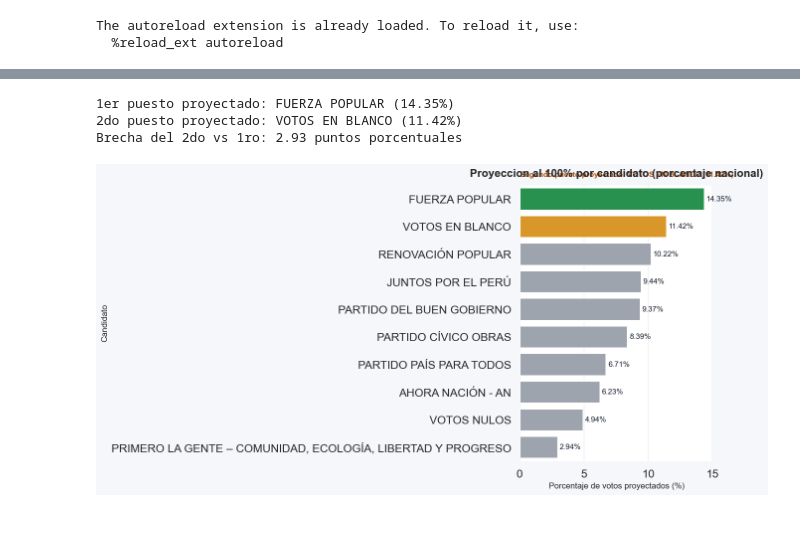
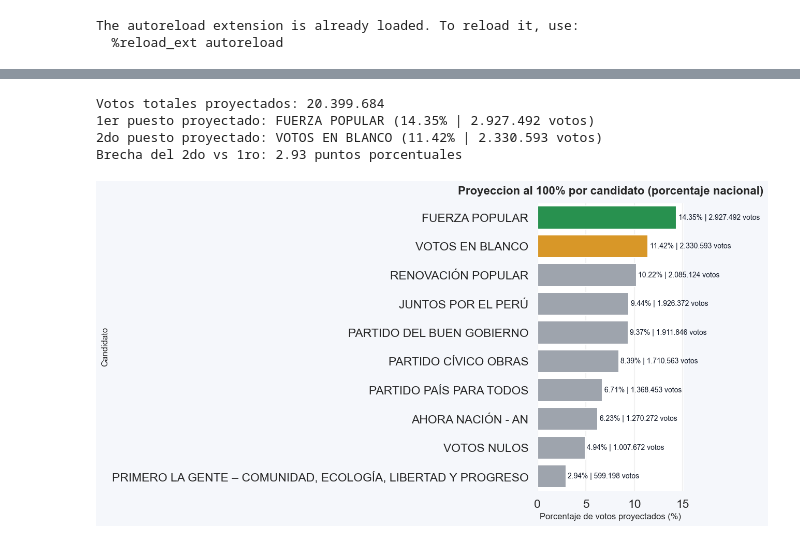
Before and after one commit to SolanoJason/onpe, a Jupyter notebook: test.ipynb, the cells around one changed output, grey strips where cells are left out. Drawn from its saved outputs; the diff is of its cells as text; code cells hidden in the pictures.

```diff
--- a/test.ipynb
+++ b/test.ipynb
@@ -162,47 +224,34 @@ else:
 
         plt.figure(figsize=(13, 7), facecolor='#f5f7fb')
         ax = sns.barplot(
             data=plot_df,
             x='porcentaje',
             y='candidato',
             palette=colors
         )
 
         for i, row in plot_df.iterrows():
             etiqueta = f"{row['porcentaje']:.2f}% | {int(row['proyeccion']):,} votos".replace(',', '.')
             ax.text(
                 row['porcentaje'] + 0.18,
                 i,
                 etiqueta,
                 va='center',
                 fontsize=10,
                 color='#111827'
             )
 
         ax.set_title('Proyeccion al 100% por candidato (porcentaje nacional)', fontsize=16, weight='bold', pad=12)
         ax.set_xlabel('Porcentaje de votos proyectados (%)', fontsize=12)
         ax.set_ylabel('Candidato', fontsize=12)
         ax.grid(axis='x', alpha=0.25)
         sns.despine(left=True, bottom=True)
 
-        subtitulo = (
-            f"Segundo puesto proyectado: {segundo['candidato']} "
-            f"({segundo['porcentaje']:.2f}% | {int(segundo['proyeccion']):,} votos)".replace(',', '.')
-        )
-        ax.text(
-            0,
-            1.03,
-            subtitulo,
-            transform=ax.transAxes,
-            fontsize=11,
-            color='#b45309',
-            weight='bold'
-        )
-
         plt.tight_layout()
         plt.show()
 # %% [output]
-1er puesto proyectado: FUERZA POPULAR (14.35%)
-2do puesto proyectado: VOTOS EN BLANCO (11.42%)
+Votos totales proyectados: 20.399.684
+1er puesto proyectado: FUERZA POPULAR (14.35% | 2.927.492 votos)
+2do puesto proyectado: VOTOS EN BLANCO (11.42% | 2.330.593 votos)
 Brecha del 2do vs 1ro: 2.93 puntos porcentuales
-[figure, old version]
+[figure, new version]
```
Also changed, not shown: parts of 4 cells of this notebook, 3 other files.
